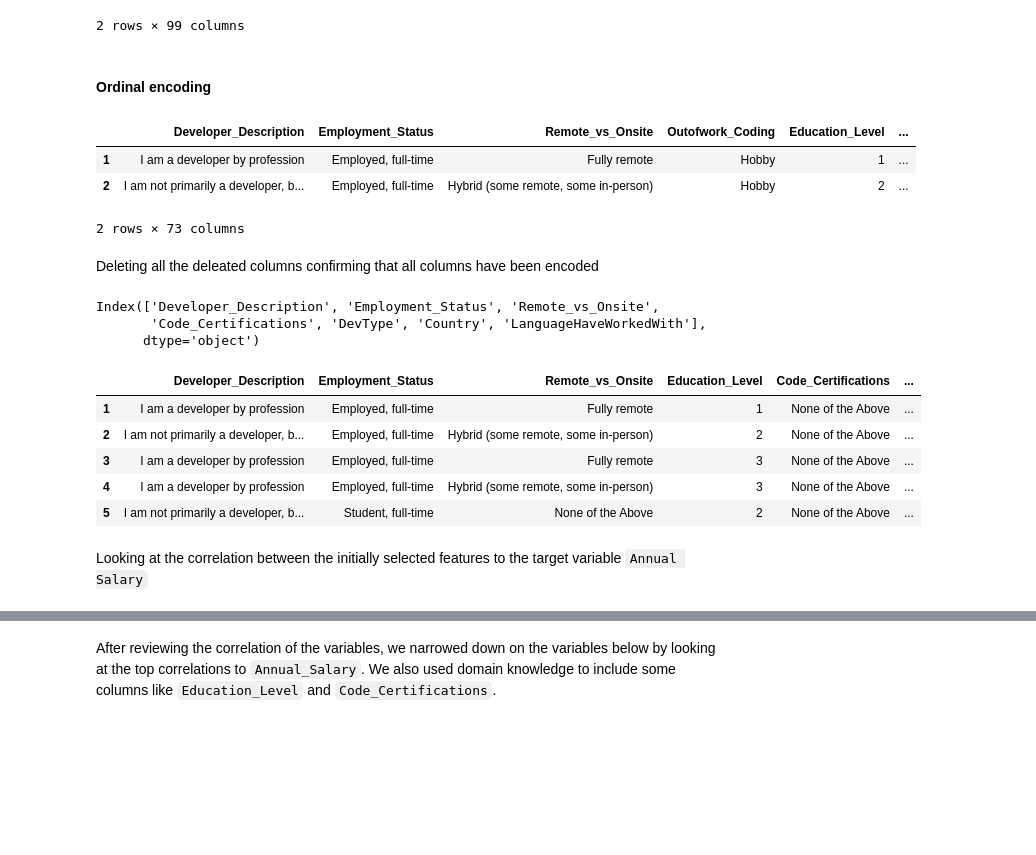
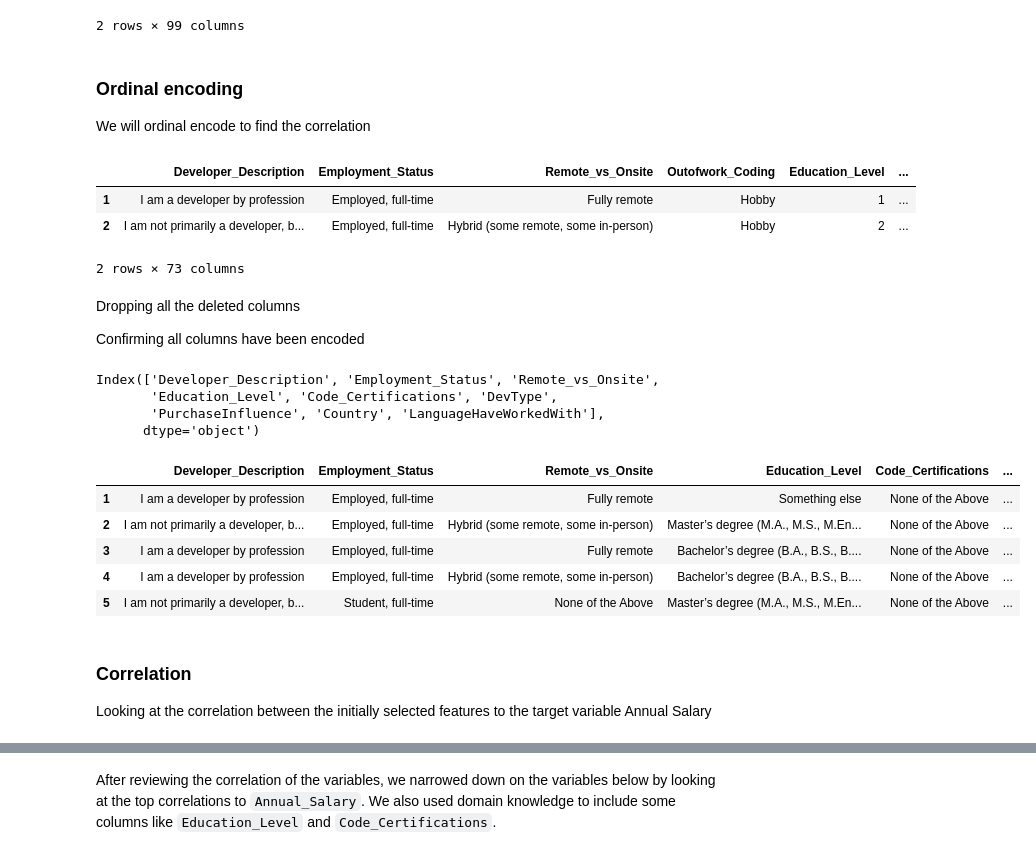
Before and after one commit to paddyokore/developer-salary-prediction, a Jupyter notebook: predicting_developer_salaries.ipynb, the cells around one changed output, grey strips where cells are left out. Saved outputs shown, nothing was run; the diff lists cells and outputs as text; code cells hidden in the pictures; blank space fills up the shorter version.

```diff
--- a/predicting_developer_salaries.ipynb
+++ b/predicting_developer_salaries.ipynb
@@ -338,10 +37,0 @@ array(['No', 'Yes'], dtype=object)
-# %%
-# function to clean cols 'Contributor_or_Manager':'Learning_Support'
-def replace_na(data):
-    for index, row in data.iterrows():
-        if row['Participation_PDS'] == 'No':
-            data.loc[index, 'Contributor_or_Manager':'Learning_Support'] = 'Not Answered'
-    return data
-
-df = replace_na(df)
-df.head()
@@ -422,11 +37,0 @@ Name: SurveyEase, dtype: float64
-# %%
-def len_eas(data):
-    data.SurveyLength.fillna('Appropriate in length', inplace=True)
-    data.SurveyEase.fillna('Easy', inplace=True)
-
-    return data
-
-df = len_eas(df)
-
-print(df.SurveyLength.isna().sum())
-print(df.SurveyEase.isna().sum())
@@ -493,10 +37,0 @@ missing_vals(df)
-# %%
-# function to drop rows with more than 50% missing values
-def drop_50(data):
-    threshold = len(data.columns) * 0.5  # 50% of total columns
-    data = data.dropna(thresh=threshold)
-
-    return data
-
-df = drop_50(df)
-df.shape
@@ -1443,5 +1425,6 @@ In the initial selection, domain knowledge was used and a list of all columns dr
 # %%
 # A list of dropped columns in initial feature selection
+
 deletedf = ['LanguageWantToWorkWith', 'DatabaseWantToWorkWith', 'PlatformWantToWorkWith', 'WebframeWantToWorkWith',
 'MiscTechWantToWorkWith', 'ToolsTechWantToWorkWith', 'NEWCollabToolsWantToWorkWith', 'Proj_Mgmt_WantToWorkWith',
 'Proj_Mgmt_SyncWantToWorkWith', 'Blockchain_Sentiment', 'New_Stack_Overfl_Sites', 'SOVisitFreq', 'SOAccount_Ownership',
@@ -1449,21 +1432,23 @@ deletedf = ['LanguageWantToWorkWith', 'DatabaseWantToWorkWith', 'PlatformWantToW
 'Information_Availability', 'Well_Resourced', 'Info_Answ_Resource', 'Recurring_Responses', 'Workflow_Interruptions',
 'External_Team_Assistance', 'External_Team_Interaction', 'Knowledge_Silos', 'TimeSearching_Answers', 'TimeAnswering',
 'Onboarding_Duration', 'ProfessionalTech', 'Is_Involved_Onboarding', 'Employer_Learning_Resources', 'Learning_Support',
-'SurveyLength', 'SurveyEase', 'Purchase_Research', 'OpSysPersonal_use', 'VersionControlSystem', 'VCInteraction',
+'SurveyLength', 'SurveyEase', 'Purchase_Research', 'OpSysPersonal use', 'VersionControlSystem', 'VCInteraction',
 'Proj_Mgmt_HVWorkedWith', 'Proj_Mgmt_SyncHaveWorkedWith', 'Age', 'Gender', 'Trans', 'Sexuality', 'Ethnicity', 'Disability',
 'MentalHealth', 'continents', 'Learn_Code_Method', 'Learn_Code_Source', 'DatabaseHaveWorkedWith', 'WebframeHaveWorkedWith',
 'MiscTechHaveWorkedWith', 'NEWCollabToolsHaveWorkedWith', 'OrgSize', 'Coding_Experience', 'Outofwork_Coding',
-'PlatformHaveWorkedWith', 'OpSysProfessional_use', 'ToolsTechHaveWorkedWith']
+'PlatformHaveWorkedWith', 'OpSysProfessional use', 'ToolsTechHaveWorkedWith']
 
 # A list of selected features in initial feature selection
+
 selectorf = ['Developer_Description', 'Employment_Status','Remote_vs_Onsite', 'Outofwork_Coding', 'Education_Level',
        'Learn_Code_Method', 'Learn_Code_Source', 'Code_Certifications','Coding_Experience', 'Pro_Experience', 'DevType', 'OrgSize',
        'PurchaseInfluence', 'Country','LanguageHaveWorkedWith','DatabaseHaveWorkedWith','PlatformHaveWorkedWith','WebframeHaveWorkedWith',
-       'MiscTechHaveWorkedWith','ToolsTechHaveWorkedWith', 'NEWCollabToolsHaveWorkedWith','OpSysProfessional_use', 'OpSysPersonal_use',
+       'MiscTechHaveWorkedWith','ToolsTechHaveWorkedWith', 'NEWCollabToolsHaveWorkedWith','OpSysProfessional use', 'OpSysPersonal use',
        'VersionControlSystem','VCInteraction', 'Proj_Mgmt_HVWorkedWith','Proj_Mgmt_SyncHaveWorkedWith','Age','Gender', 'Trans', 'Sexuality',
        'Ethnicity', 'Disability','MentalHealth', 'Annual_Salary', 'continents']
 
 # Printing the length of these features:
+
 print(len(deletedf), len(selectorf))
 # %% [output]
 62 36
@@ -1566,7 +1572,9 @@ df_encoded_binary.head(2)
 | 1 | 0 | 0 | 1 | 0 | ... |
 | 2 | 0 | 1 | 0 | 0 | ... |
 2 rows × 99 columns
-# %% [markdown]
-#### Ordinal encoding
+# %% [markdown]
+### Ordinal encoding
+
+We will ordinal encode to find the correlation
 # %%
 # Performing Ordinal Encoding
@@ -1579,24 +1590,31 @@ df_encod.head(2)
 | 2 | I am not primarily a developer, b... | Employed, full-time | Hybrid (some remote, some in-person) | Hobby | 2 | ... |
 2 rows × 73 columns
 # %% [markdown]
-Deleting all the deleated columns confirming that all columns have been encoded
+Dropping all the deleted columns
+
+Confirming all columns have been encoded
 # %%
 # dropping deleted columns
-df_encod = dropping_columns(df_encod, deletedf)
+
+df_encod = processor.drop_columns(deletedf)
 
 # confirm no categorical variables
+
 print(df_encod.select_dtypes(include='object').columns)
+
 df_encod.head()
 # %% [output]
 Index(['Developer_Description', 'Employment_Status', 'Remote_vs_Onsite',
-       'Code_Certifications', 'DevType', 'Country', 'LanguageHaveWorkedWith'],
+       'Education_Level', 'Code_Certifications', 'DevType',
+       'PurchaseInfluence', 'Country', 'LanguageHaveWorkedWith'],
       dtype='object')
 |  | Developer_Description | Employment_Status | Remote_vs_Onsite | Education_Level | Code_Certifications | ... |
-| 1 | I am a developer by profession | Employed, full-time | Fully remote | 1 | None of the Above | ... |
-| 2 | I am not primarily a developer, b... | Employed, full-time | Hybrid (some remote, some in-person) | 2 | None of the Above | ... |
-| 3 | I am a developer by profession | Employed, full-time | Fully remote | 3 | None of the Above | ... |
-| 4 | I am a developer by profession | Employed, full-time | Hybrid (some remote, some in-person) | 3 | None of the Above | ... |
-| 5 | I am not primarily a developer, b... | Student, full-time | None of the Above | 2 | None of the Above | ... |
+| 1 | I am a developer by profession | Employed, full-time | Fully remote | Something else | None of the Above | ... |
+| 2 | I am not primarily a developer, b... | Employed, full-time | Hybrid (some remote, some in-person) | Master’s degree (M.A., M.S., M.En... | None of the Above | ... |
+| 3 | I am a developer by profession | Employed, full-time | Fully remote | Bachelor’s degree (B.A., B.S., B.... | None of the Above | ... |
+| 4 | I am a developer by profession | Employed, full-time | Hybrid (some remote, some in-person) | Bachelor’s degree (B.A., B.S., B.... | None of the Above | ... |
+| 5 | I am not primarily a developer, b... | Student, full-time | None of the Above | Master’s degree (M.A., M.S., M.En... | None of the Above | ... |
 # %% [markdown]
-Looking at the correlation between the initially selected features to the target variable `Annual Salary`
+### Correlation
+Looking at the correlation between the initially selected features to the target variable Annual Salary
 # %%
```
Also changed, not shown: parts of 299 cells of this notebook.
